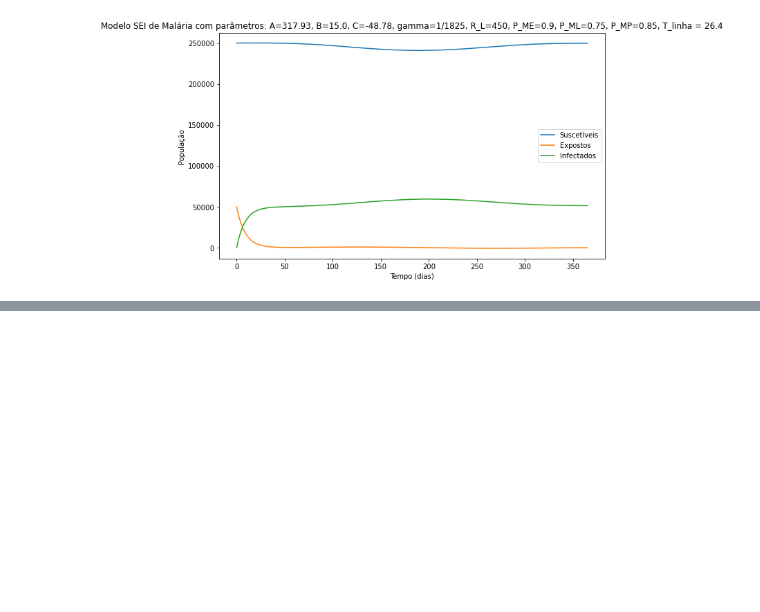
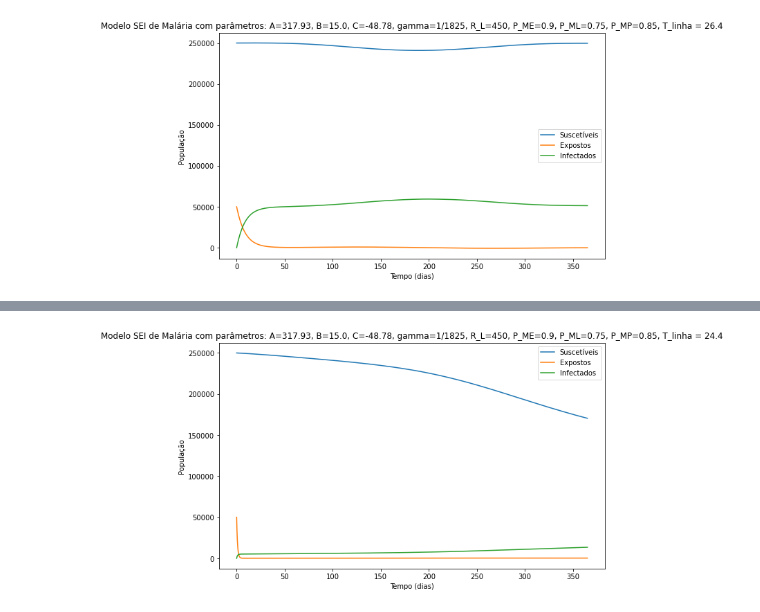
Before and after one commit to RaphaLevy/TCC, a Jupyter notebook: Modelagem_para_Apresentação.ipynb, the cells around one changed output, grey strips where cells are left out. Drawn from its saved outputs; the diff is of its cells as text; code cells hidden in the pictures; blank space fills up the shorter version.

```diff
--- a/Modelagem_para_Apresentação.ipynb
+++ b/Modelagem_para_Apresentação.ipynb
@@ -665,0 +788,19 @@ plt.show()
+# %%
+t_eval = np.linspace(0, 365, 1000)  # Avalia a solução em 1000 pontos entre 0 e 365
+sol = solve_ivp(modelo_correcao_b3, [0, 365], [S_H0, I_H0, 0, S_M0, E_M0, 0], args=args, dense_output=True, t_eval=t_eval, method="DOP853")
+#sol
+
+plt.figure(figsize=(10, 6))
+plt.plot(times, S_M, label='Suscetíveis')
+plt.plot(times, E_M, label='Expostos')
+plt.plot(times, I_M, label='Infectados')
+
+plt.xlabel('Tempo (dias)')
+plt.ylabel('População')
+plt.title(f'Modelo SEI de Malária com parâmetros: A={round(A, 2)}, B={round(B, 2)}, C={round(C, 2)}, gamma={gamma}, R_L={R_L}, P_ME={round(p_ME, 2)}, P_ML={round(p_ML, 2)}, P_MP={round(p_MP, 2)}, T_linha = {round(T_linha, 2)}')
+
+plt.legend()
+
+plt.show()
+# %% [output]
+[figure, added]
```
Also changed, not shown: parts of 9 cells of this notebook.
